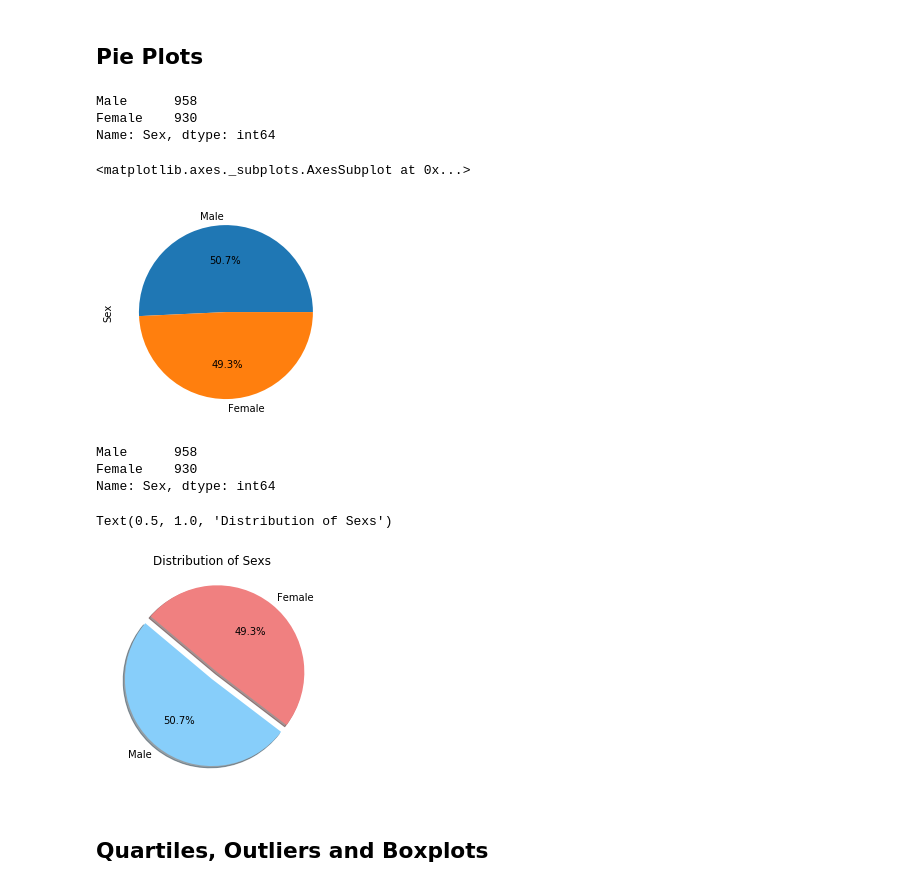
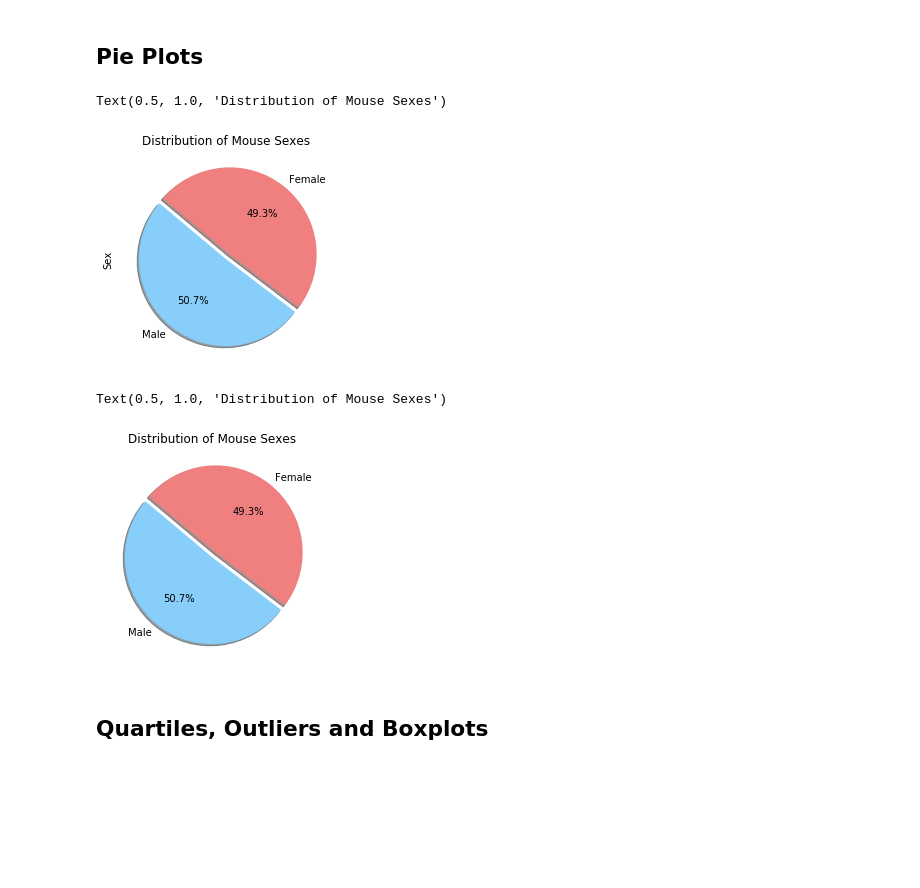
Before and after one commit to JPHebert32/matplotlib-challenge, a Jupyter notebook: Pymaceuticals/main.ipynb, the cells around one changed output. Cells and saved outputs as stored; diff of their text form; code cells hidden in the pictures; blank space fills up the shorter version.

```diff
--- a/Pymaceuticals/main.ipynb
+++ b/Pymaceuticals/main.ipynb
@@ -169,19 +170,20 @@ NameError: name 'users' is not defined
 # %%
 # Generate a pie plot showing the distribution of female versus male mice using pandas
 M_vs_F = clean_df["Sex"].value_counts()
-print(M_vs_F)
+#print(M_vs_F)
+gender = ["Male", "Female",]
 
-M_vs_F.plot(kind="pie",autopct="%1.1f%%")
+explode = (0, .1)
+
+M_vs_F.plot(kind="pie",autopct="%1.1f%%",startangle=140,colors = ["lightskyblue","lightcoral"],explode = (0, .07),shadow=True)
+plt.title('Distribution of Mouse Sexes')
 # %% [output]
-Male      958
-Female    930
-Name: Sex, dtype: int64
+Text(0.5, 1.0, 'Distribution of Mouse Sexes')
-<matplotlib.axes._subplots.AxesSubplot at 0x...>
-[figure, old version]
+[figure, new version]
 # %%
 # Generate a pie plot showing the distribution of female versus male mice using pyplot
 M_vs_F = clean_df["Sex"].value_counts()
-print(M_vs_F)
+#print(M_vs_F)
 
 # Labels for the sections of our pie chart
 gender = ["Male", "Female",]
@@ -190,18 +192,15 @@ gender = ["Male", "Female",]
 color = ["lightskyblue","lightcoral"]
 
 # Tells matplotlib to seperate the "Female" section from the others
-explode = (0, .1)
+explode = (0, .07)
 
 # Creates the pie chart based upon the values above
 # Automatically finds the percentages of each part of the pie chart
-plt.pie(M_vs_F, colors=color,autopct="%1.1f%%", shadow=True, startangle=140, labels=gender, explode=explode)
-plt.title('Distribution of Sexs')
+plt.pie(M_vs_F, colors=color,autopct="%1.1f%%", shadow=True, startangle=140, labels=gender, explode=explode,)
+plt.title('Distribution of Mouse Sexes')
 # %% [output]
-Male      958
-Female    930
-Name: Sex, dtype: int64
+Text(0.5, 1.0, 'Distribution of Mouse Sexes')
-Text(0.5, 1.0, 'Distribution of Sexs')
-[figure, old version]
+[figure, new version]
 # %% [markdown]
 ## Quartiles, Outliers and Boxplots
 # %%
```
Also changed, not shown: parts of 6 cells of this notebook.
